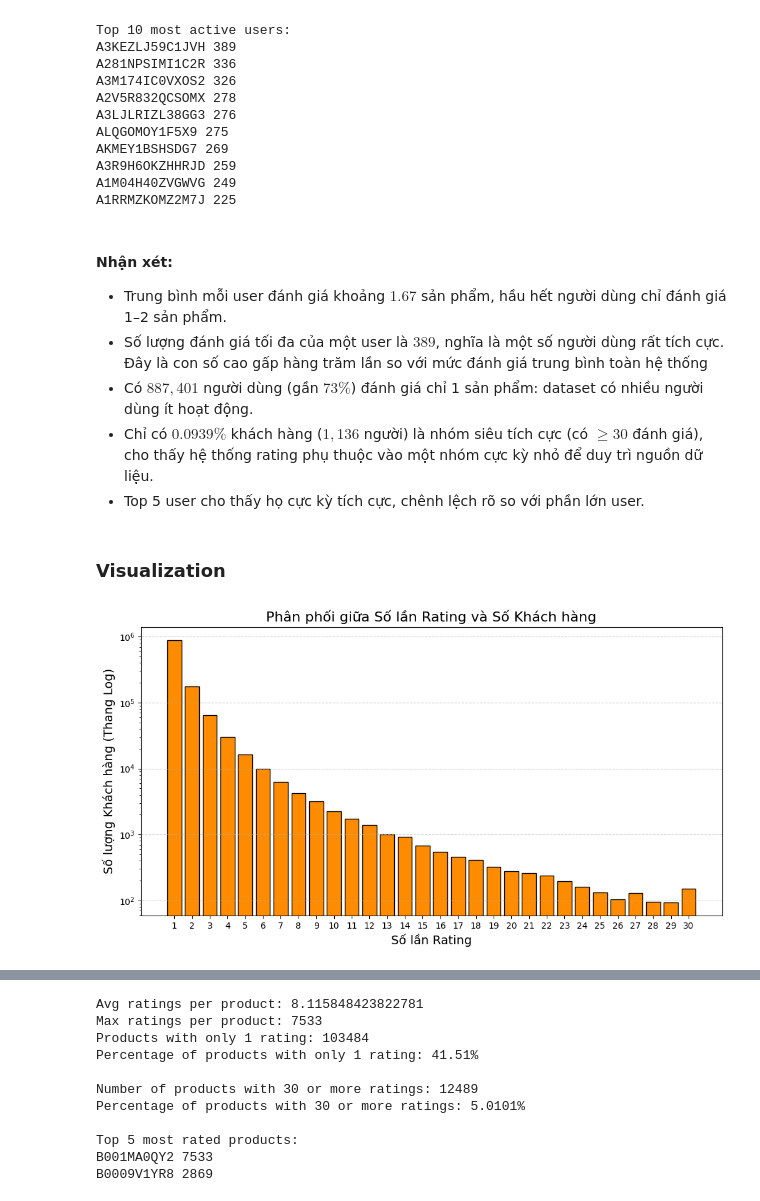
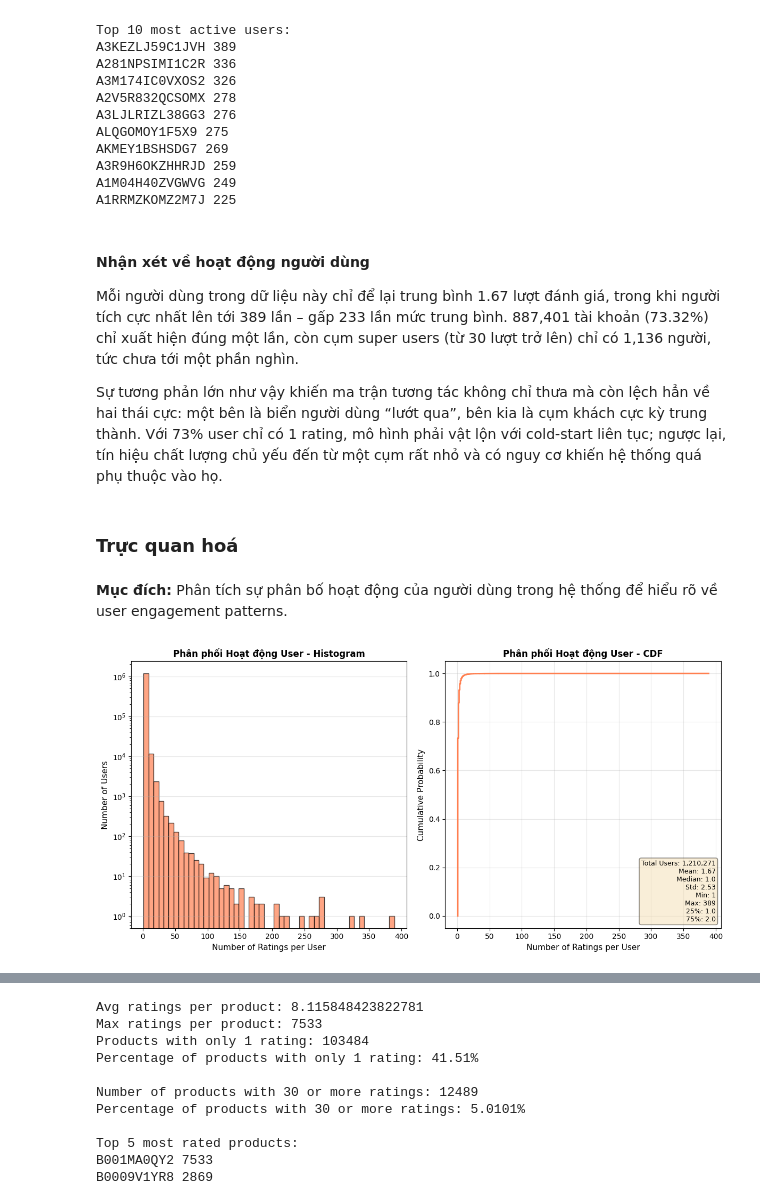
Before and after one commit to Hutaph/amazon-recommender-system, a Jupyter notebook: notebooks/01_data_exploration.ipynb, the cells around one changed output, grey strips where cells are left out. Cells and saved outputs as stored; diff of their text form; code cells hidden in the pictures.

```diff
--- a/notebooks/01_data_exploration.ipynb
+++ b/notebooks/01_data_exploration.ipynb
@@ -149,20 +154,18 @@ Biểu đồ này cho thấy một sự phân bố điểm đánh giá cực k
 # %%
-users = data_raw[:,0]
-total_unique_users = len(unique_users)
-
-unique_users, user_freq = np.unique(users, return_counts=True)
+users = data_clean['UserId']
+unique_users_list, user_freq = np.unique(users, return_counts=True)
 
 print("Avg ratings per user:", np.mean(user_freq))
 print("Max ratings per user:", np.max(user_freq))
 print("Users with only 1 rating:", np.sum(user_freq == 1))
-print("Percentage of users with only 1 rating: {:.2%}".format(np.sum(user_freq == 1)/total_unique_users))
+print("Percentage of users with only 1 rating: {:.2%}".format(np.sum(user_freq == 1)/len(unique_users_list)))
 
 users_30_plus = np.sum(user_freq >= 30)
 print(f"\nNumber of users with 30 or more ratings: {users_30_plus}")
-print(f"Percentage of users with 30 or more ratings: {users_30_plus / total_unique_users:.4%}")
+print(f"Percentage of users with 30 or more ratings: {users_30_plus / len(unique_users_list):.4%}")
 
-top_idx = np.argsort(user_freq)[-10:][::-1]  # chỉ số top 5
-top_users = unique_users[top_idx]
+top_idx = np.argsort(user_freq)[-10:][::-1]
+top_users = unique_users_list[top_idx]
 top_counts = user_freq[top_idx]
 print("\nTop 10 most active users:")
 for u, c in zip(top_users, top_counts):
@@ -188,36 +191,17 @@ A3R9H6OKZHHRJD 259
 A1M04H40ZVGWVG 249
 A1RRMZKOMZ2M7J 225
 # %% [markdown]
-#### Nhận xét:
-- Trung bình mỗi user đánh giá khoảng $1.67$ sản phẩm, hầu hết người dùng chỉ đánh giá 1–2 sản phẩm.
-- Số lượng đánh giá tối đa của một user là $389$, nghĩa là một số người dùng rất tích cực. Đây là con số cao gấp hàng trăm lần so với mức đánh giá trung bình toàn hệ thống
-- Có $887,401$ người dùng (gần $73\%$) đánh giá chỉ 1 sản phẩm: dataset có nhiều người dùng ít hoạt động.
-- Chỉ có $0.0939\%$ khách hàng ($1,136$ người) là nhóm siêu tích cực (có $\ge 30$ đánh giá), cho thấy hệ thống rating phụ thuộc vào một nhóm cực kỳ nhỏ để duy trì nguồn dữ liệu.
-- Top 5 user cho thấy họ cực kỳ tích cực, chênh lệch rõ so với phần lớn user.
+#### Nhận xét về hoạt động người dùng
+
+Mỗi người dùng trong dữ liệu này chỉ để lại trung bình 1.67 lượt đánh giá, trong khi người tích cực nhất lên tới 389 lần – gấp 233 lần mức trung bình. 887,401 tài khoản (73.32%) chỉ xuất hiện đúng một lần, còn cụm super users (từ 30 lượt trở lên) chỉ có 1,136 người, tức chưa tới một phần nghìn.
+
+Sự tương phản lớn như vậy khiến ma trận tương tác không chỉ thưa mà còn lệch hẳn về hai thái cực: một bên là biển người dùng “lướt qua”, bên kia là cụm khách cực kỳ trung thành. Với 73% user chỉ có 1 rating, mô hình phải vật lộn với cold-start liên tục; ngược lại, tín hiệu chất lượng chủ yếu đến từ một cụm rất nhỏ và có nguy cơ khiến hệ thống quá phụ thuộc vào họ.
 # %% [markdown]
-### Visualization
+### Trực quan hoá
+# %% [markdown]
+**Mục đích:** Phân tích sự phân bố hoạt động của người dùng trong hệ thống để hiểu rõ về user engagement patterns.
 # %%
-plt.figure(figsize=(12, 6))
-
-# Vẽ histogram
-# - bins=np.arange(1, 21): Đặt các bin từ 1 đến 20 để tập trung vào phần lớn người dùng
-# - align='left': Canh lề trái cho bin để nhãn X tương ứng với số rating
-plt.hist(user_freq, bins=np.arange(1, 32), align='left', rwidth=0.8, color='darkorange', edgecolor='black')
-
-# Áp dụng thang đo Logarit cho trục Y
-plt.yscale('log')
-
-# Thiết lập tiêu đề và nhãn
-plt.title('Phân phối giữa Số lần Rating và Số Khách hàng', fontsize=16)
-plt.xlabel('Số lần Rating', fontsize=14)
-plt.ylabel('Số lượng Khách hàng (Thang Log)', fontsize=14)
-plt.xticks(np.arange(1, 31, 1)) # Đặt nhãn X từ 1 đến 20
-
-# Thêm lưới
-plt.grid(axis='y', linestyle='--', alpha=0.6)
-
-plt.show()
-plt.close()
+plot_user_activity(user_freq, title="Phân phối Hoạt động User")
 # %% [output]
-[figure, old version]
+[figure, new version]
 # %% [markdown]
```
Also changed, not shown: parts of 68 cells of this notebook, 10 other files.
